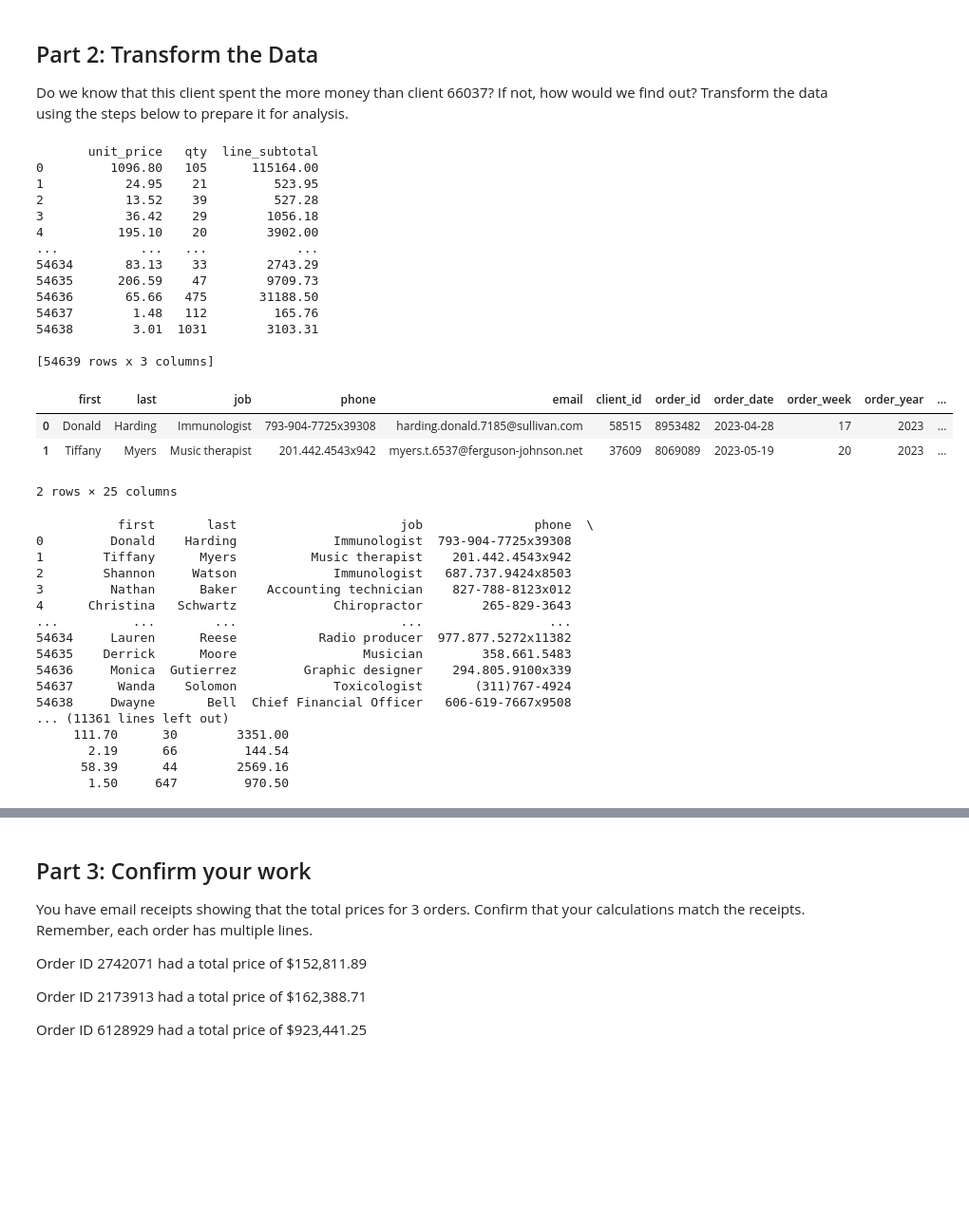
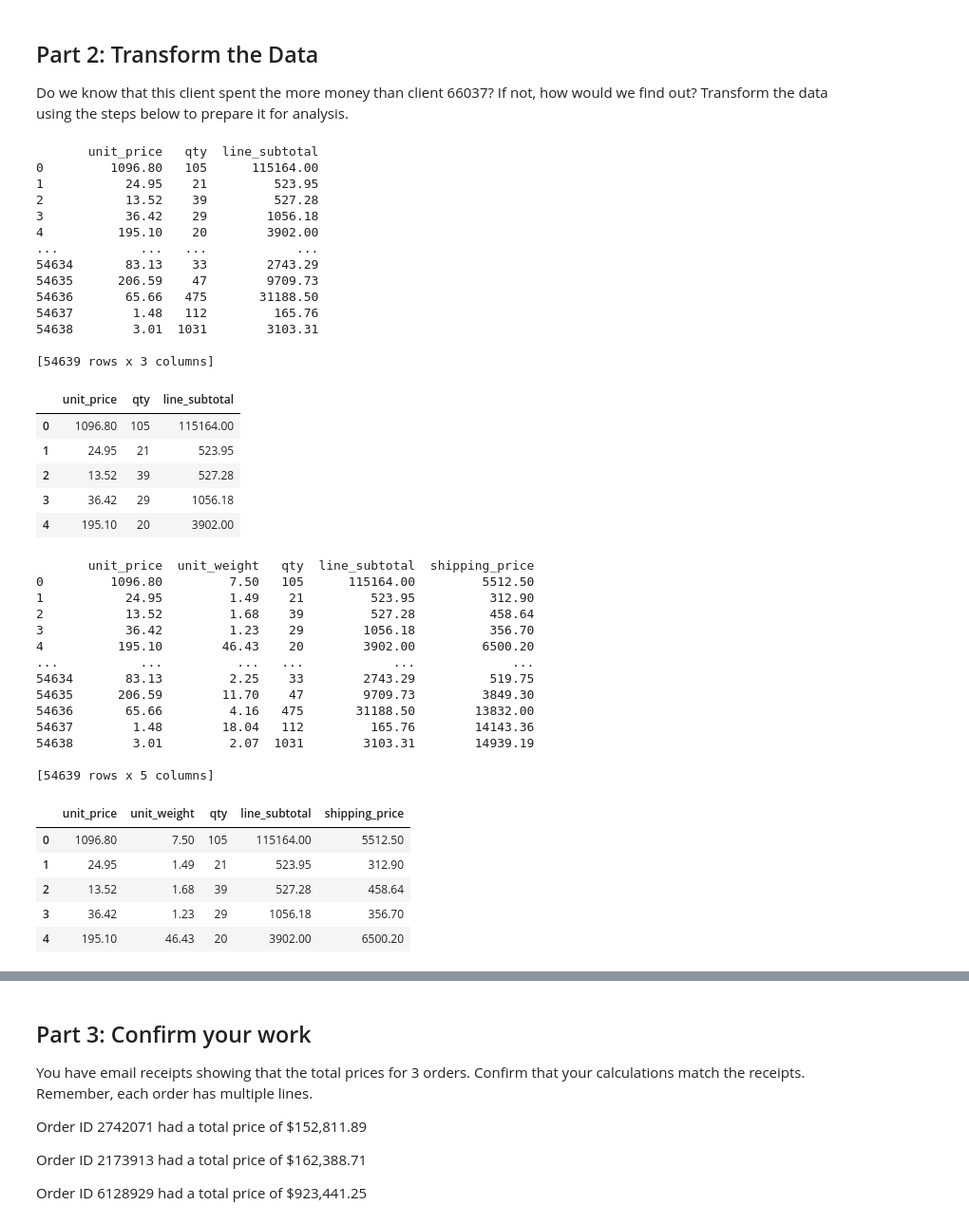
Before and after one commit to dmoham2024/pandas-challenge-1, a Jupyter notebook: Starter_Code-3/wholesale_data_analysis_starter_code.ipynb, the cells around one changed output, grey strips where cells are left out. Shown: that part at 95% size. Cells and saved outputs as stored; diff of their text form; code cells hidden in the pictures; blank space fills up the shorter version.

```diff
--- a/Starter_Code-3/wholesale_data_analysis_starter_code.ipynb
+++ b/Starter_Code-3/wholesale_data_analysis_starter_code.ipynb
@@ -120,29 +113,32 @@ Do we know that this client spent the more money than client 66037? If not, how
 # %%
 # Create a column that calculates the subtotal for each line using the unit_price and the qty
 df['line_subtotal'] = df['unit_price'] * df['qty']
 selected_columns = ['unit_price', 'qty', 'line_subtotal']
 df_selected=df[selected_columns]
 print(df_selected)
 (df.head(2))
+df_selected.head()
 # %% [output]
        unit_price   qty  line_subtotal
 0         1096.80   105      115164.00
 1           24.95    21         523.95
 2           13.52    39         527.28
 3           36.42    29        1056.18
 4          195.10    20        3902.00
 ...           ...   ...            ...
 54634       83.13    33        2743.29
 54635      206.59    47        9709.73
 54636       65.66   475       31188.50
 54637        1.48   112         165.76
 54638        3.01  1031        3103.31
 
 [54639 rows x 3 columns]
-|  | first | last | job | phone | email | client_id | order_id | order_date | order_week | order_year | ... |
-| 0 | Donald | Harding | Immunologist | 793-904-7725x39308 | harding.donald.7185@sullivan.com | 58515 | 8953482 | 2023-04-28 | 17 | 2023 | ... |
-| 1 | Tiffany | Myers | Music therapist | 201.442.4543x942 | myers.t.6537@ferguson-johnson.net | 37609 | 8069089 | 2023-05-19 | 20 | 2023 | ... |
+|  | unit_price | qty | line_subtotal |
+| 0 | 1096.80 | 105 | 115164.00 |
+| 1 | 24.95 | 21 | 523.95 |
+| 2 | 13.52 | 39 | 527.28 |
+| 3 | 36.42 | 29 | 1056.18 |
+| 4 | 195.10 | 20 | 3902.00 |
-2 rows × 25 columns
 # %%
 # Create a column for shipping price.
 # Assume a shipping price of $7 per pound for orders over 50 pounds and $10 per pound for items 50 pounds or under.
@@ -154,25 +150,46 @@ def calculate_shipping_price(weight, qty):
         return 10 * weight * qty
 
 df['shipping_price'] = df.apply(lambda row: calculate_shipping_price(row['unit_weight'], row['qty']), axis=1)
-print(df)
+selected_columns2 = ['unit_price', 'unit_weight', 'qty', 'line_subtotal', 'shipping_price']
+df_shipping_price= df[selected_columns2]
+print(df_shipping_price)
+#df.head()
+df_shipping_price.head()
+
+
+#print(df)
+#df.head()
+
+
+#df_shipping_price.head()
+
+#df['line_subtotal'] = df['unit_price'] * df['qty']
+#selected_columns = ['unit_price', 'qty', 'line_subtotal']
+#df_selected=df[selected_columns]
+#print(df_selected)
+#(df.head(2))
+#df_selected.head()
 # %% [output]
-           first       last                      job               phone  \
-0         Donald    Harding             Immunologist  793-904-7725x39308
-1        Tiffany      Myers          Music therapist    201.442.4543x942
-2        Shannon     Watson             Immunologist   687.737.9424x8503
-3         Nathan      Baker    Accounting technician    827-788-8123x012
-4      Christina   Schwartz             Chiropractor        265-829-3643
-...          ...        ...                      ...                 ...
-54634     Lauren      Reese           Radio producer  977.877.5272x11382
-54635    Derrick      Moore                 Musician        358.661.5483
-54636     Monica  Gutierrez         Graphic designer    294.805.9100x339
-54637      Wanda    Solomon             Toxicologist       (311)767-4924
-54638     Dwayne       Bell  Chief Financial Officer   606-619-7667x9508
-... (11361 lines left out)
-     111.70      30        3351.00
-       2.19      66         144.54
-      58.39      44        2569.16
-       1.50     647         970.50
+       unit_price  unit_weight   qty  line_subtotal  shipping_price
+0         1096.80         7.50   105      115164.00         5512.50
+1           24.95         1.49    21         523.95          312.90
+2           13.52         1.68    39         527.28          458.64
+3           36.42         1.23    29        1056.18          356.70
+4          195.10        46.43    20        3902.00         6500.20
+...           ...          ...   ...            ...             ...
+54634       83.13         2.25    33        2743.29          519.75
+54635      206.59        11.70    47        9709.73         3849.30
+54636       65.66         4.16   475       31188.50        13832.00
+54637        1.48        18.04   112         165.76        14143.36
+54638        3.01         2.07  1031        3103.31        14939.19
+
+[54639 rows x 5 columns]
+|  | unit_price | unit_weight | qty | line_subtotal | shipping_price |
+| 0 | 1096.80 | 7.50 | 105 | 115164.00 | 5512.50 |
+| 1 | 24.95 | 1.49 | 21 | 523.95 | 312.90 |
+| 2 | 13.52 | 1.68 | 39 | 527.28 | 458.64 |
+| 3 | 36.42 | 1.23 | 29 | 1056.18 | 356.70 |
+| 4 | 195.10 | 46.43 | 20 | 3902.00 | 6500.20 |
 # %%
 # Create a column for the total price using the subtotal and the shipping price along with a sales tax of 9.25%
 
```
Also changed, not shown: parts of 4 cells of this notebook, 1 other file.
